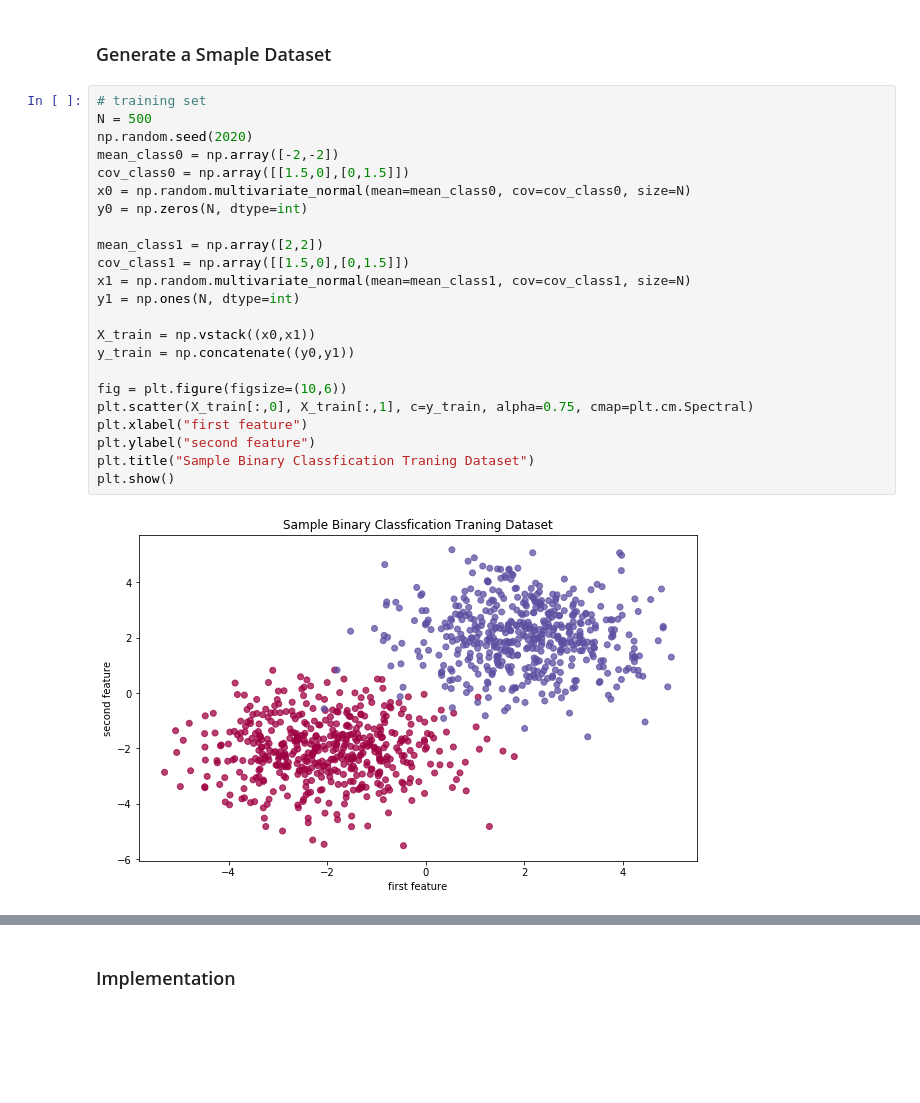
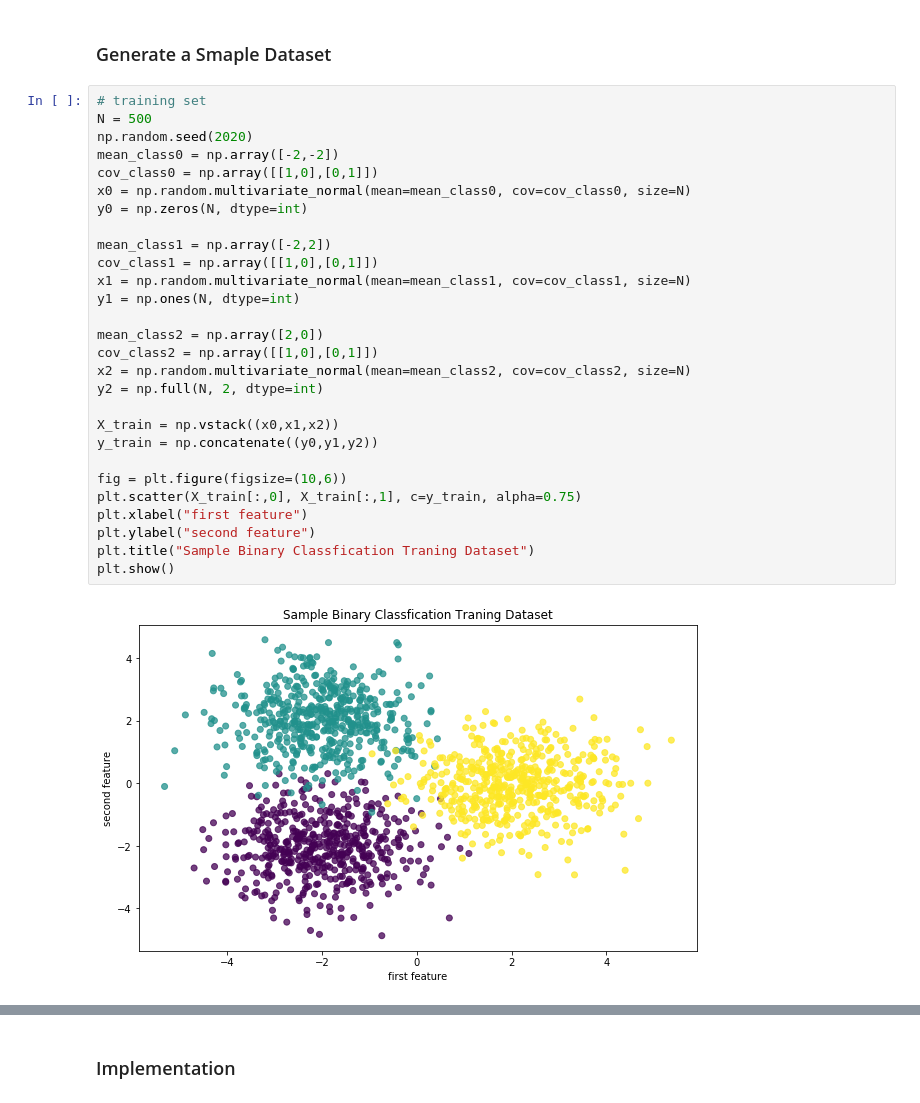
Before and after one commit to ShijieZhang0529/Naive-Bayes-Classifier-from-scratch, a Jupyter notebook: Naive Bayes.ipynb, the cells around one changed output, grey strips where cells are left out. Drawn from its saved outputs; the diff is of its cells as text; blank space fills up the shorter version.

```diff
--- a/Naive Bayes.ipynb
+++ b/Naive Bayes.ipynb
@@ -6,28 +6,33 @@ import matplotlib.pyplot as plt
 # %%
 # training set
 N = 500
 np.random.seed(2020)
 mean_class0 = np.array([-2,-2])
-cov_class0 = np.array([[1.5,0],[0,1.5]])
+cov_class0 = np.array([[1,0],[0,1]])
 x0 = np.random.multivariate_normal(mean=mean_class0, cov=cov_class0, size=N)
 y0 = np.zeros(N, dtype=int)
 
-mean_class1 = np.array([2,2])
-cov_class1 = np.array([[1.5,0],[0,1.5]])
+mean_class1 = np.array([-2,2])
+cov_class1 = np.array([[1,0],[0,1]])
 x1 = np.random.multivariate_normal(mean=mean_class1, cov=cov_class1, size=N)
 y1 = np.ones(N, dtype=int)
 
-X_train = np.vstack((x0,x1))
-y_train = np.concatenate((y0,y1))
+mean_class2 = np.array([2,0])
+cov_class2 = np.array([[1,0],[0,1]])
+x2 = np.random.multivariate_normal(mean=mean_class2, cov=cov_class2, size=N)
+y2 = np.full(N, 2, dtype=int)
+
+X_train = np.vstack((x0,x1,x2))
+y_train = np.concatenate((y0,y1,y2))
 
 fig = plt.figure(figsize=(10,6))
-plt.scatter(X_train[:,0], X_train[:,1], c=y_train, alpha=0.75, cmap=plt.cm.Spectral)
+plt.scatter(X_train[:,0], X_train[:,1], c=y_train, alpha=0.75)
 plt.xlabel("first feature")
 plt.ylabel("second feature")
 plt.title("Sample Binary Classfication Traning Dataset")
 plt.show()
 # %% [output]
-[figure, old version]
+[figure, new version]
 # %%
 # testing set
 N = 250
```
Also changed, not shown: parts of 10 cells of this notebook.
